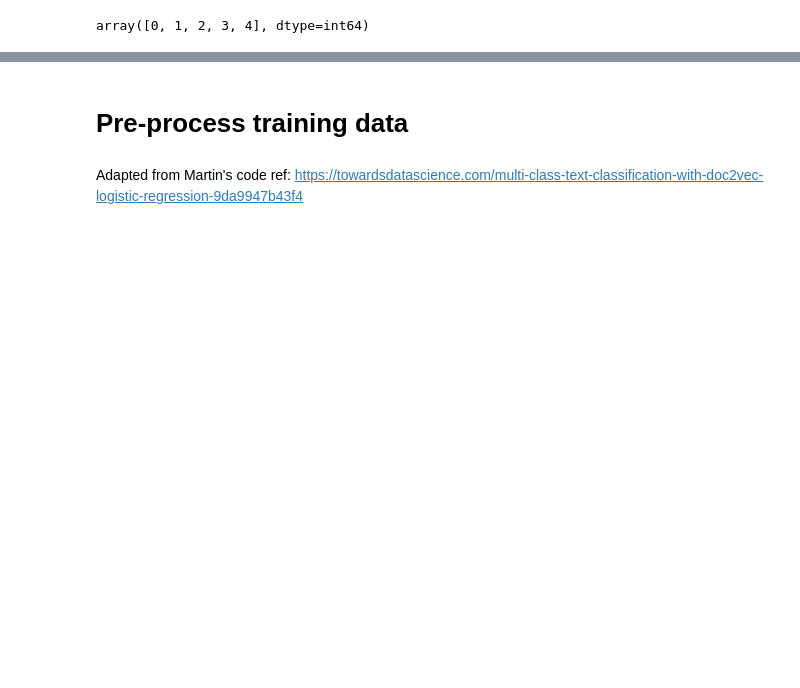
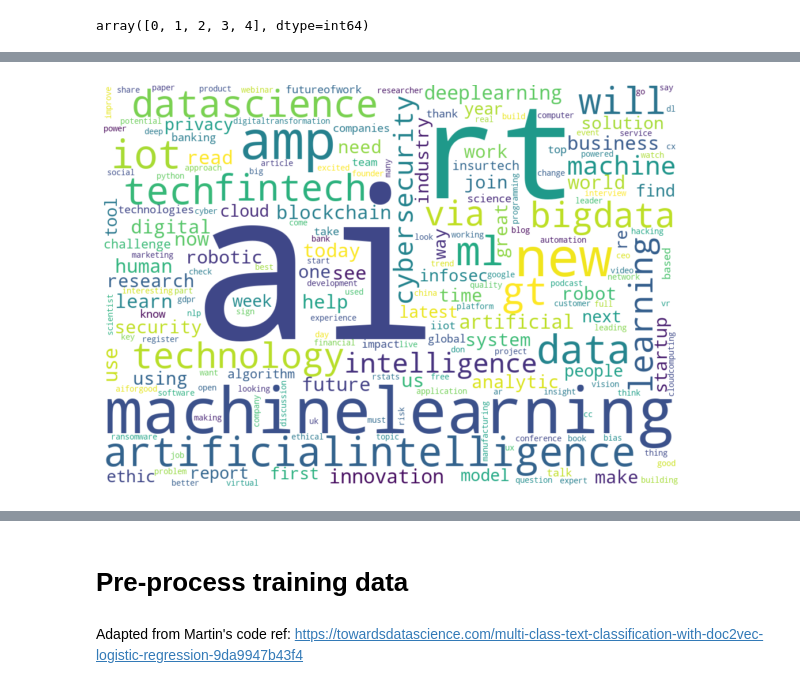
Before and after one commit to cosmohawk/summer_project_2020, a Jupyter notebook: notebooks/tweet_training_XGB.ipynb, the cells around one changed output, grey strips where cells are left out. Saved outputs shown, nothing was run; the diff lists cells and outputs as text; code cells hidden in the pictures; blank space fills up the shorter version.

```diff
--- a/notebooks/tweet_training_XGB.ipynb
+++ b/notebooks/tweet_training_XGB.ipynb
@@ -255,3 +192,5 @@ wordcloud_plot(grouped['text'][0])
 # %%
-wordcloud_plot(grouped['text'][1])
+wordcloud_plot(grouped[1])
+# %% [output]
+[figure, added]
 # %%
```
Also changed, not shown: parts of 55 cells of this notebook.
